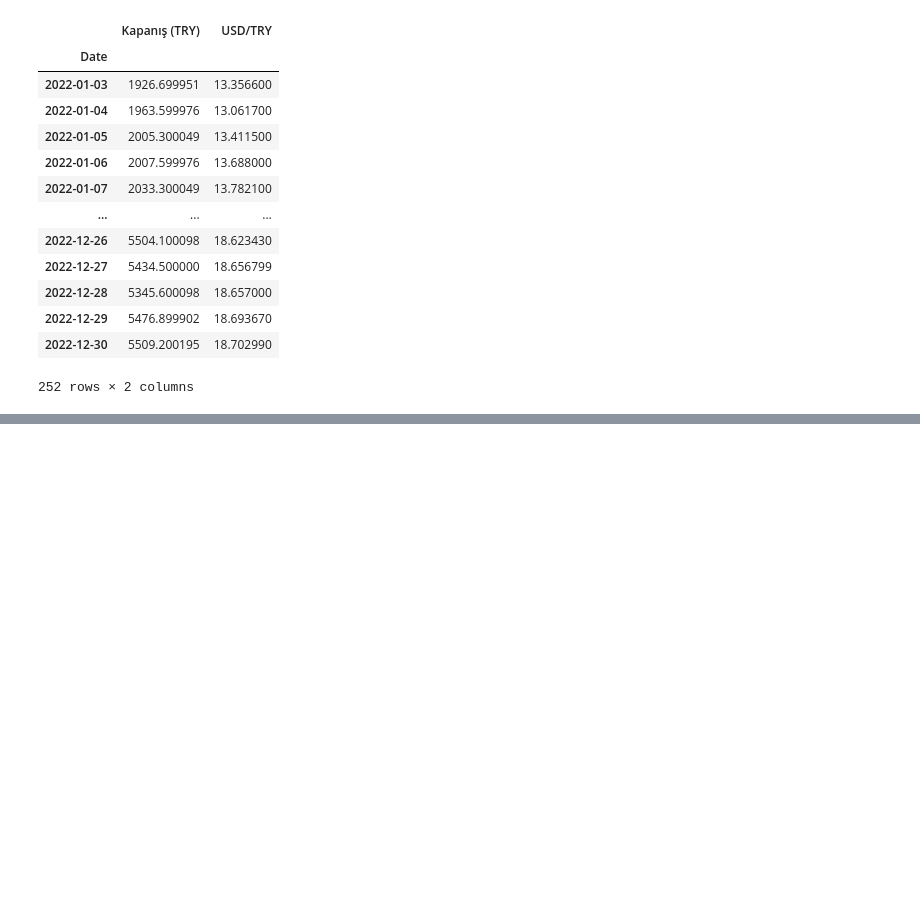
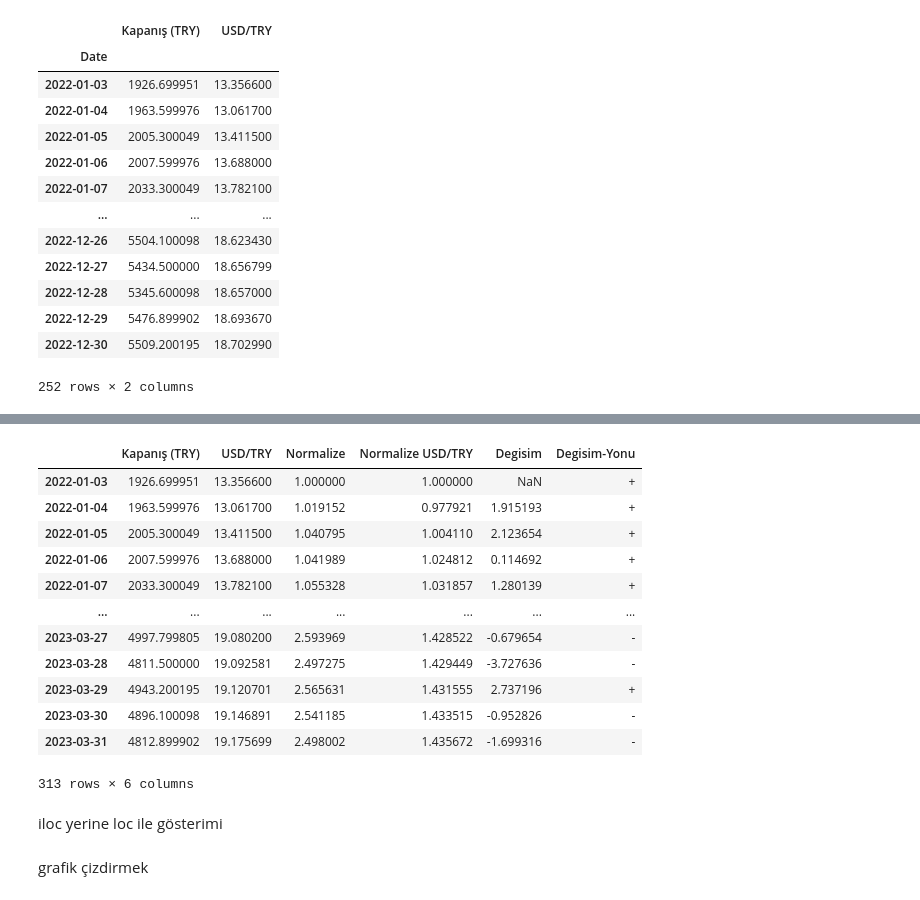
Before and after one commit to zeynepguney/GMKA_Zeynep_Guney, a Jupyter notebook: DersNotlari.ipynb, the cells around one changed output, grey strips where cells are left out. Drawn from its saved outputs; the diff is of its cells as text; code cells hidden in the pictures; blank space fills up the shorter version.

```diff
--- a/DersNotlari.ipynb
+++ b/DersNotlari.ipynb
@@ -573,0 +574,23 @@ Veri
+# %%
+Veri["Normalize"] = Veri["Kapanış (TRY)"]/Veri.iloc[0,0]
+Veri["Normalize USD/TRY"] = Veri["USD/TRY"]/Veri.iloc[0,1]
+Veri["Degisim"] = Veri["Normalize"].diff(1)
+Veri["Degisim-Yonu"] = Veri["Degisim"].map((lambda x : "-" if x<0 else "+"))
+Veri["Degisim"] = (Veri["Degisim"]/Veri["Normalize"].shift(1))*100
+Veri
+# %% [output]
+|  | Kapanış (TRY) | USD/TRY | Normalize | Normalize USD/TRY | Degisim | Degisim-Yonu |
+| 2022-01-03 | 1926.699951 | 13.356600 | 1.000000 | 1.000000 | NaN | + |
+| 2022-01-04 | 1963.599976 | 13.061700 | 1.019152 | 0.977921 | 1.915193 | + |
+| 2022-01-05 | 2005.300049 | 13.411500 | 1.040795 | 1.004110 | 2.123654 | + |
+| 2022-01-06 | 2007.599976 | 13.688000 | 1.041989 | 1.024812 | 0.114692 | + |
+| 2022-01-07 | 2033.300049 | 13.782100 | 1.055328 | 1.031857 | 1.280139 | + |
+| ... | ... | ... | ... | ... | ... | ... |
+| 2023-03-27 | 4997.799805 | 19.080200 | 2.593969 | 1.428522 | -0.679654 | - |
+| 2023-03-28 | 4811.500000 | 19.092581 | 2.497275 | 1.429449 | -3.727636 | - |
+| 2023-03-29 | 4943.200195 | 19.120701 | 2.565631 | 1.431555 | 2.737196 | + |
+| 2023-03-30 | 4896.100098 | 19.146891 | 2.541185 | 1.433515 | -0.952826 | - |
+| 2023-03-31 | 4812.899902 | 19.175699 | 2.498002 | 1.435672 | -1.699316 | - |
+313 rows × 6 columns
+# %% [markdown]
+iloc yerine loc ile gösterimi
@@ -573,0 +604,2 @@ Veri
+# %% [markdown]
+grafik çizdirmek
```
Also changed, not shown: parts of 6 cells of this notebook.
